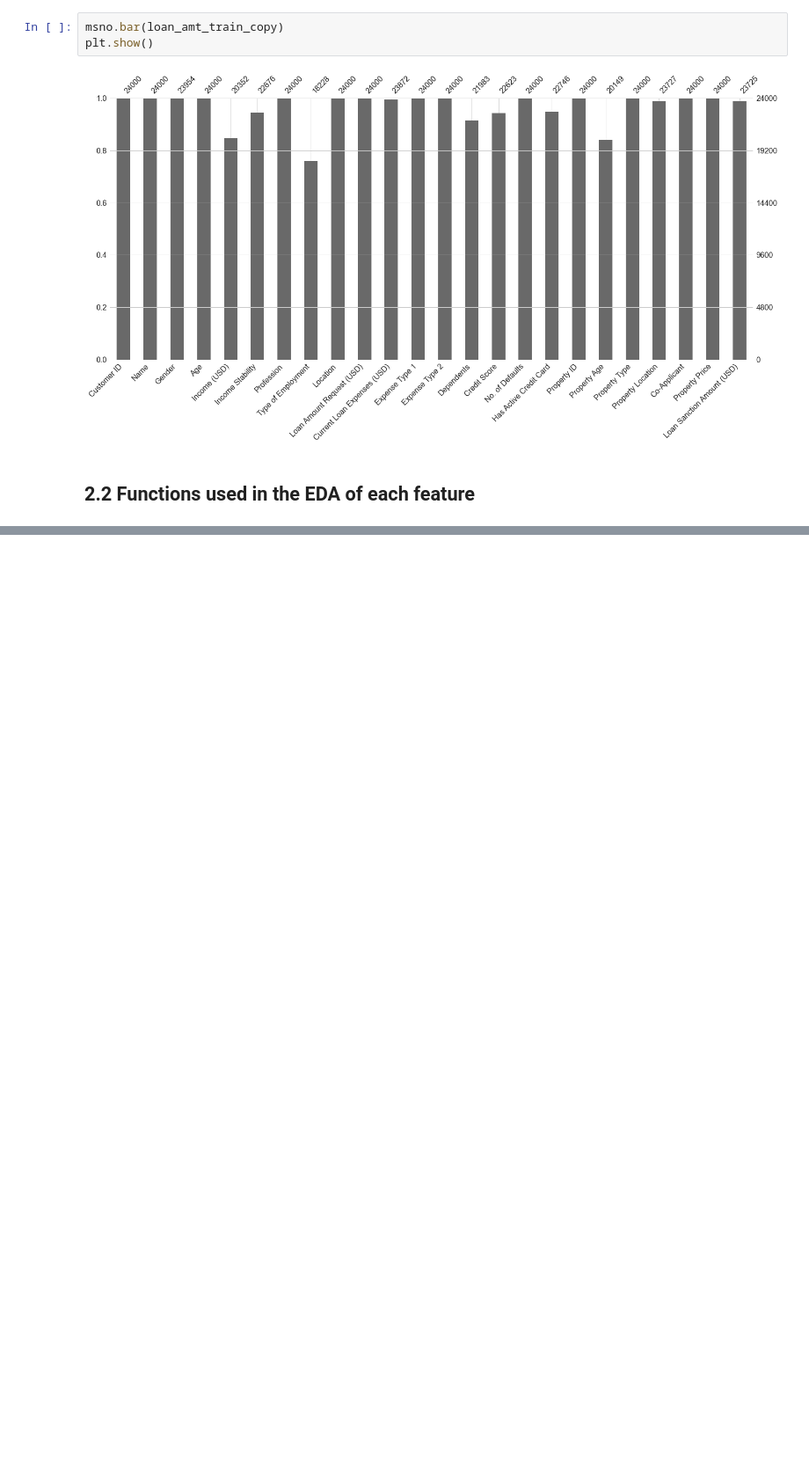
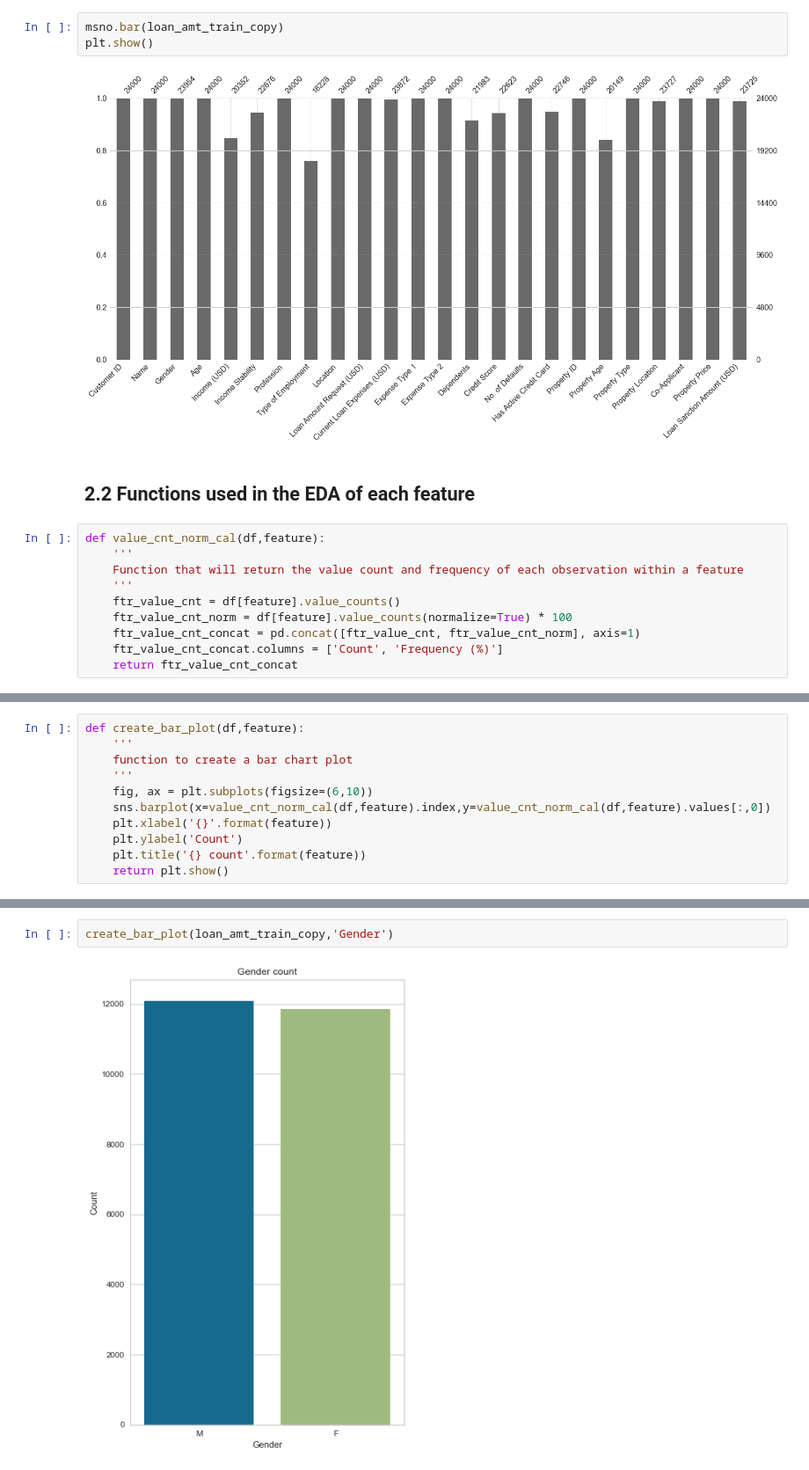
Before and after one commit to semasuka/Loan-amount-prediction-regression, a Jupyter notebook: Loan_amount_prediction.ipynb, the cells around one changed output, grey strips where cells are left out. Shown at 88% size. Cells and saved outputs as stored; diff of their text form; blank space fills up the shorter version.

Commit message:
gender univariate analysis added

```diff
--- a/Loan_amount_prediction.ipynb
+++ b/Loan_amount_prediction.ipynb
@@ -155,3 +155,13 @@ plt.show()
 [figure]
 # %% [markdown]
 ## 2.2 Functions used in the EDA of each feature
+# %%
+def value_cnt_norm_cal(df,feature):
+    '''
+    Function that will return the value count and frequency of each observation within a feature
+    '''
+    ftr_value_cnt = df[feature].value_counts()
+    ftr_value_cnt_norm = df[feature].value_counts(normalize=True) * 100
+    ftr_value_cnt_concat = pd.concat([ftr_value_cnt, ftr_value_cnt_norm], axis=1)
+    ftr_value_cnt_concat.columns = ['Count', 'Frequency (%)']
+    return ftr_value_cnt_concat
@@ -157,0 +179,11 @@ plt.show()
+# %%
+def create_bar_plot(df,feature):
+    '''
+    function to create a bar chart plot
+    '''
+    fig, ax = plt.subplots(figsize=(6,10))
+    sns.barplot(x=value_cnt_norm_cal(df,feature).index,y=value_cnt_norm_cal(df,feature).values[:,0])
+    plt.xlabel('{}'.format(feature))
+    plt.ylabel('Count')
+    plt.title('{} count'.format(feature))
+    return plt.show()
@@ -157,0 +232,4 @@ plt.show()
+# %%
+create_bar_plot(loan_amt_train_copy,'Gender')
+# %% [output]
+[figure, added]
```
Also changed, not shown: parts of 6 cells of this notebook.
